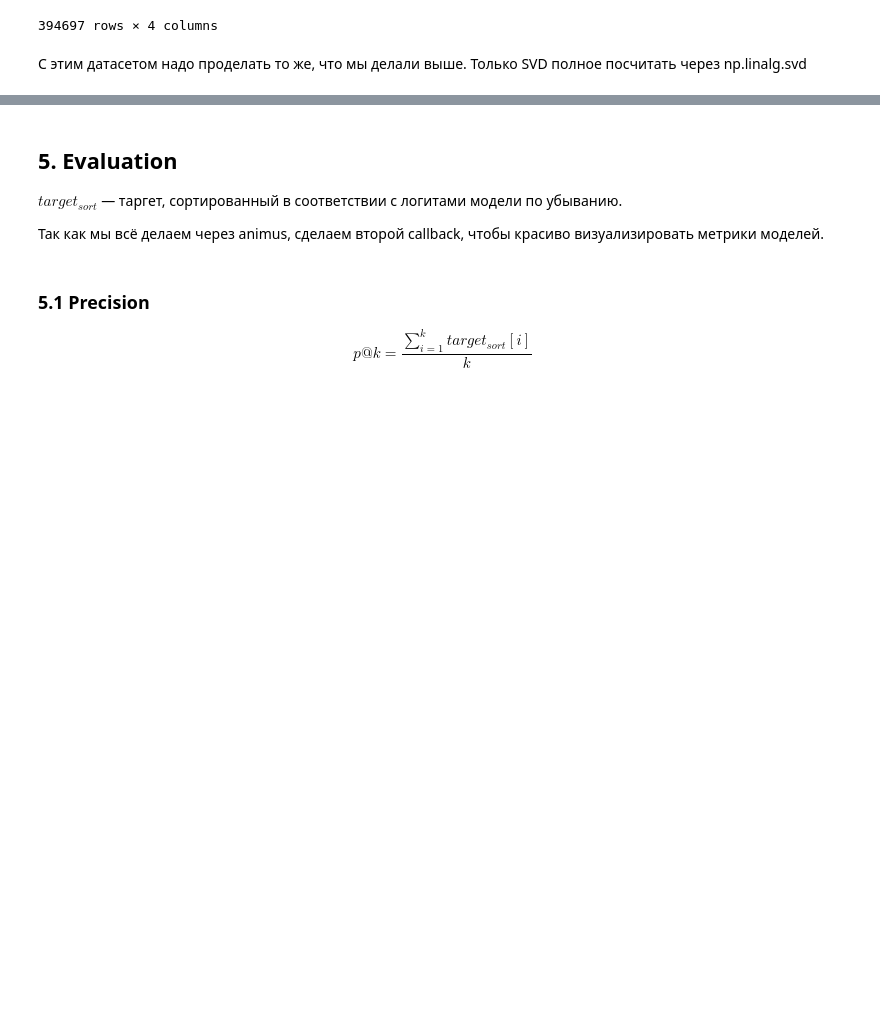
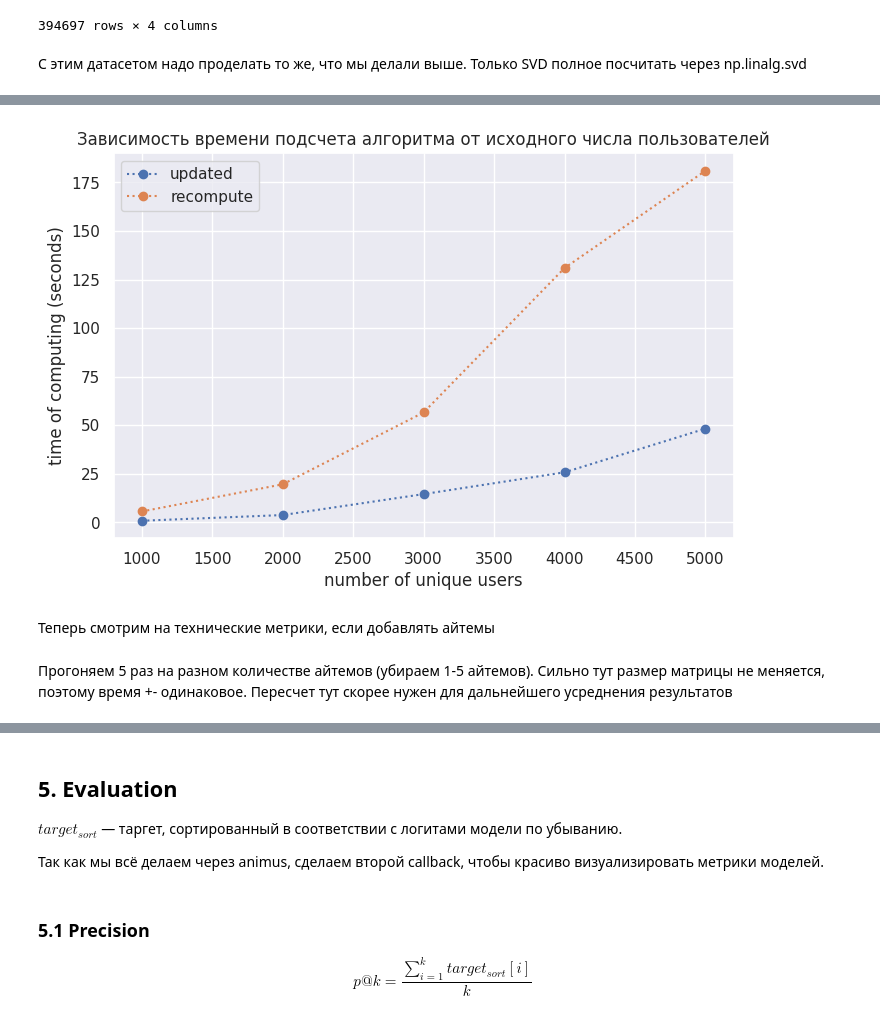
Before and after one commit to nlaskillet/project1, a Jupyter notebook: rank1_algo_in_recsys.ipynb, the cells around one changed output, grey strips where cells are left out. Cells and saved outputs as stored; diff of their text form; code cells hidden in the pictures; blank space fills up the shorter version.

```diff
--- a/rank1_algo_in_recsys.ipynb
+++ b/rank1_algo_in_recsys.ipynb
@@ -1109,0 +1782,15 @@ rank1_svd_runner_small_impicit.model.svd_on_minus1_users[1].shape
+# %%
+import matplotlib.pyplot as plt
+
+fig, ax = plt.subplots(figsize=(8,5))
+plt.title('Зависимость времени подсчета алгоритма от исходного числа пользователей')
+plt.xlabel('number of unique users')
+plt.ylabel('time of computing (seconds)')
+plt.plot([1000, 2000, 3000, 4000, 5000], times['updated'], ':o', label='updated')
+plt.plot([1000, 2000, 3000, 4000, 5000], times['svd'], ':o', label='recompute')
+plt.legend()
+plt.show()
+# %% [output]
+[figure, added]
+# %% [markdown]
+Теперь смотрим на технические метрики, если добавлять айтемы
@@ -1109,0 +1799,2 @@ rank1_svd_runner_small_impicit.model.svd_on_minus1_users[1].shape
+# %% [markdown]
+Прогоняем 5 раз на разном количестве айтемов (убираем 1-5 айтемов). Сильно тут размер матрицы не меняется, поэтому время +- одинаковое. Пересчет тут скорее нужен для дальнейшего усреднения результатов
```
Also changed, not shown: parts of 51 cells of this notebook.
